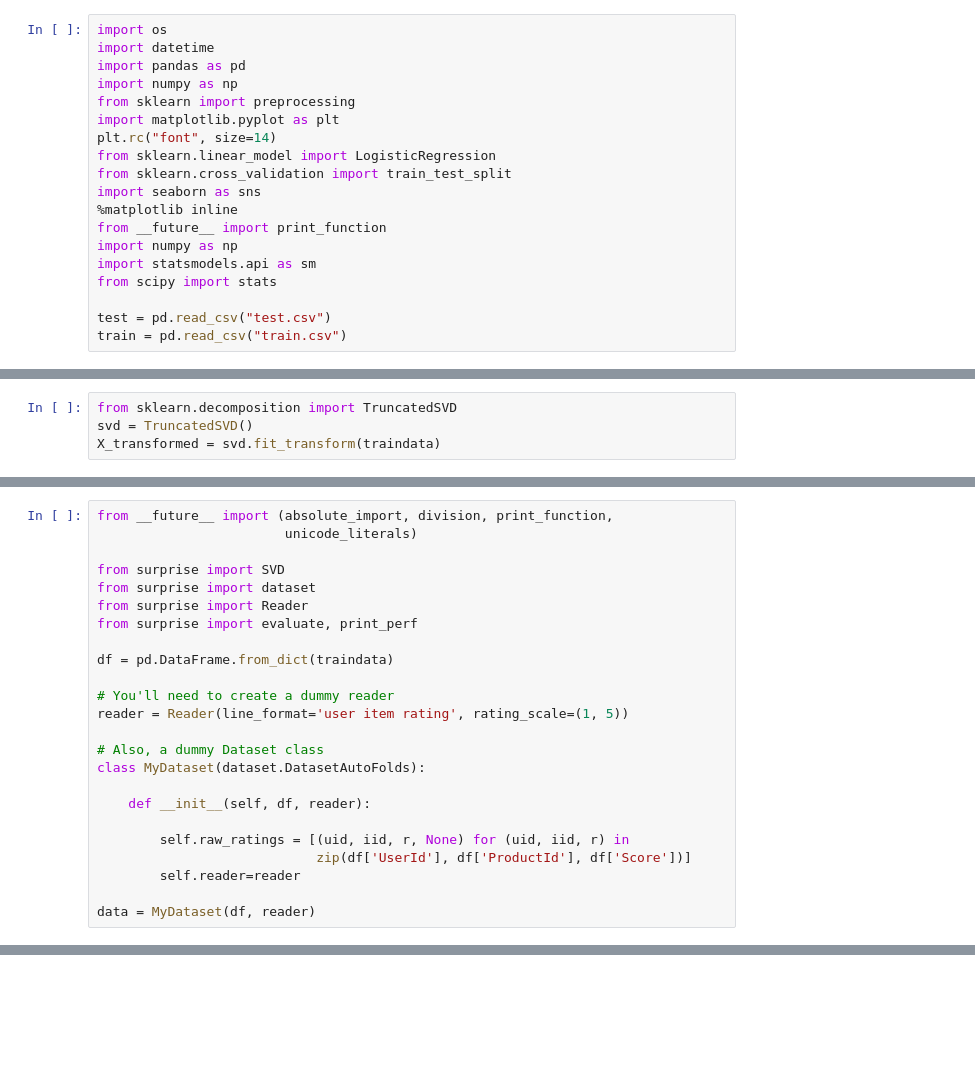
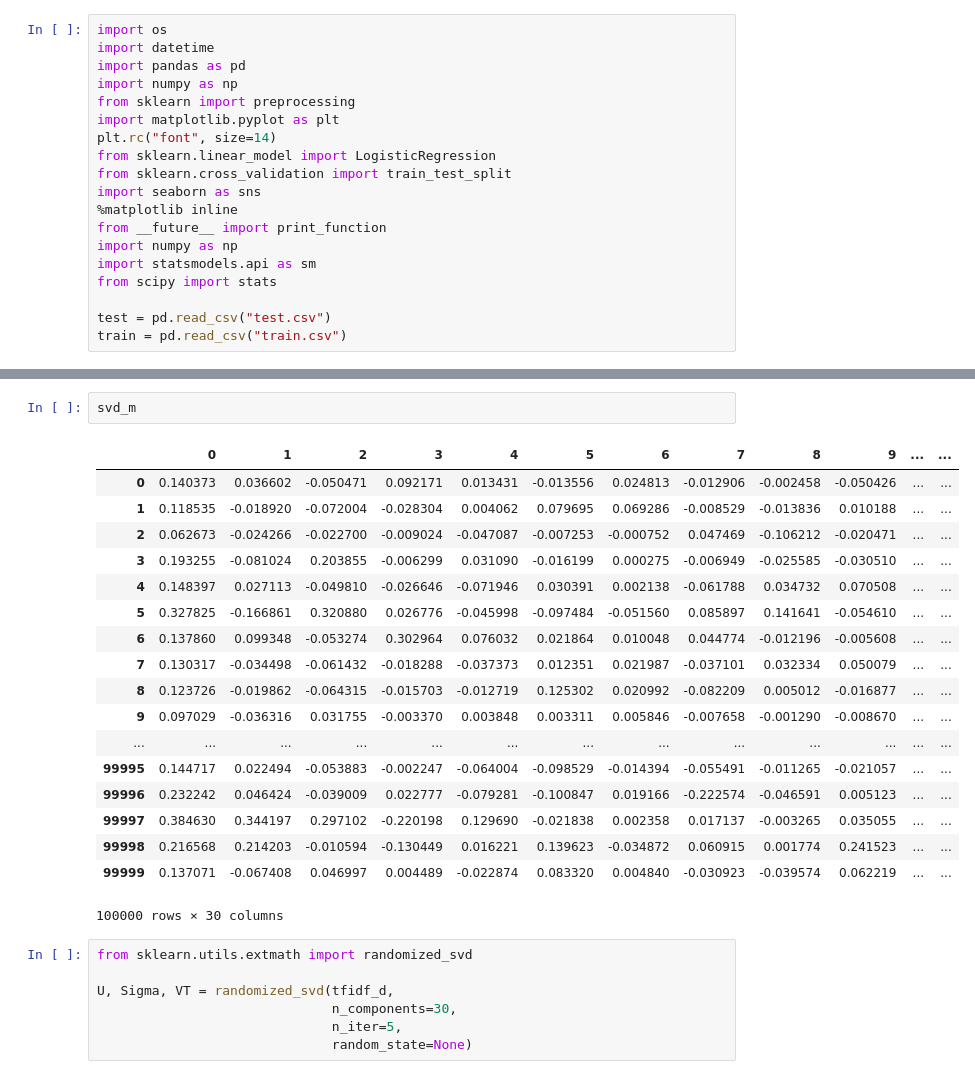
Before and after one commit to cyu1221/CS506_Kaggle_Competition, a Jupyter notebook: kaggle_cs506.ipynb, the cells around one changed output, grey strips where cells are left out. Cells and saved outputs as stored; diff of their text form; blank space fills up the shorter version.

```diff
--- a/kaggle_cs506.ipynb
+++ b/kaggle_cs506.ipynb
@@ -49,4 +19,0 @@ print('')
-# %%
-from sklearn.decomposition import TruncatedSVD
-svd = TruncatedSVD()
-X_transformed = svd.fit_transform(traindata)
@@ -55,24 +19,0 @@ ValueError: could not convert string to float: 'B00141SO7A'
-# %%
-from __future__ import (absolute_import, division, print_function,
-                        unicode_literals)
-
-from surprise import SVD
-from surprise import dataset
-from surprise import Reader
-from surprise import evaluate, print_perf
-
-df = pd.DataFrame.from_dict(traindata)
-
-# You'll need to create a dummy reader
-reader = Reader(line_format='user item rating', rating_scale=(1, 5))
-
-# Also, a dummy Dataset class
-class MyDataset(dataset.DatasetAutoFolds):
-
-    def __init__(self, df, reader):
-
-        self.raw_ratings = [(uid, iid, r, None) for (uid, iid, r) in
-                            zip(df['UserId'], df['ProductId'], df['Score'])]
-        self.reader=reader
-
-data = MyDataset(df, reader)
@@ -138,0 +198,28 @@ group1.head()
+# %%
+svd_m
+# %% [output]
+|  | 0 | 1 | 2 | 3 | 4 | 5 | 6 | 7 | 8 | 9 | ... | ... |
+| 0 | 0.140373 | 0.036602 | -0.050471 | 0.092171 | 0.013431 | -0.013556 | 0.024813 | -0.012906 | -0.002458 | -0.050426 | ... | ... |
+| 1 | 0.118535 | -0.018920 | -0.072004 | -0.028304 | 0.004062 | 0.079695 | 0.069286 | -0.008529 | -0.013836 | 0.010188 | ... | ... |
+| 2 | 0.062673 | -0.024266 | -0.022700 | -0.009024 | -0.047087 | -0.007253 | -0.000752 | 0.047469 | -0.106212 | -0.020471 | ... | ... |
+| 3 | 0.193255 | -0.081024 | 0.203855 | -0.006299 | 0.031090 | -0.016199 | 0.000275 | -0.006949 | -0.025585 | -0.030510 | ... | ... |
+| 4 | 0.148397 | 0.027113 | -0.049810 | -0.026646 | -0.071946 | 0.030391 | 0.002138 | -0.061788 | 0.034732 | 0.070508 | ... | ... |
+| 5 | 0.327825 | -0.166861 | 0.320880 | 0.026776 | -0.045998 | -0.097484 | -0.051560 | 0.085897 | 0.141641 | -0.054610 | ... | ... |
+| 6 | 0.137860 | 0.099348 | -0.053274 | 0.302964 | 0.076032 | 0.021864 | 0.010048 | 0.044774 | -0.012196 | -0.005608 | ... | ... |
+| 7 | 0.130317 | -0.034498 | -0.061432 | -0.018288 | -0.037373 | 0.012351 | 0.021987 | -0.037101 | 0.032334 | 0.050079 | ... | ... |
+| 8 | 0.123726 | -0.019862 | -0.064315 | -0.015703 | -0.012719 | 0.125302 | 0.020992 | -0.082209 | 0.005012 | -0.016877 | ... | ... |
+| 9 | 0.097029 | -0.036316 | 0.031755 | -0.003370 | 0.003848 | 0.003311 | 0.005846 | -0.007658 | -0.001290 | -0.008670 | ... | ... |
+| ... | ... | ... | ... | ... | ... | ... | ... | ... | ... | ... | ... | ... |
+| 99995 | 0.144717 | 0.022494 | -0.053883 | -0.002247 | -0.064004 | -0.098529 | -0.014394 | -0.055491 | -0.011265 | -0.021057 | ... | ... |
+| 99996 | 0.232242 | 0.046424 | -0.039009 | 0.022777 | -0.079281 | -0.100847 | 0.019166 | -0.222574 | -0.046591 | 0.005123 | ... | ... |
+| 99997 | 0.384630 | 0.344197 | 0.297102 | -0.220198 | 0.129690 | -0.021838 | 0.002358 | 0.017137 | -0.003265 | 0.035055 | ... | ... |
+| 99998 | 0.216568 | 0.214203 | -0.010594 | -0.130449 | 0.016221 | 0.139623 | -0.034872 | 0.060915 | 0.001774 | 0.241523 | ... | ... |
+| 99999 | 0.137071 | -0.067408 | 0.046997 | 0.004489 | -0.022874 | 0.083320 | 0.004840 | -0.030923 | -0.039574 | 0.062219 | ... | ... |
+100000 rows × 30 columns
+# %%
+from sklearn.utils.extmath import randomized_svd
+
+U, Sigma, VT = randomized_svd(tfidf_d,
+                              n_components=30,
+                              n_iter=5,
+                              random_state=None)
```
Also changed, not shown: parts of 36 cells of this notebook.
